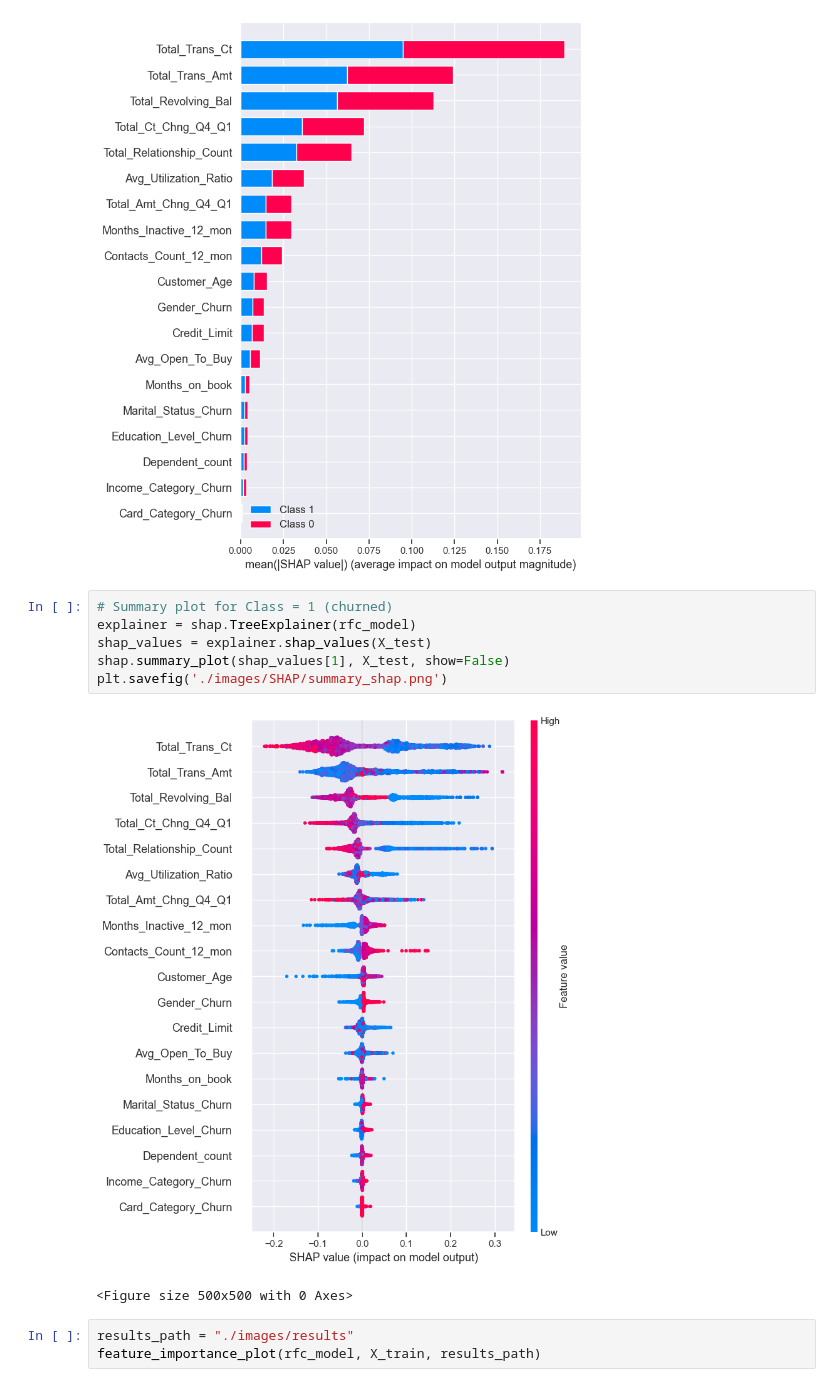
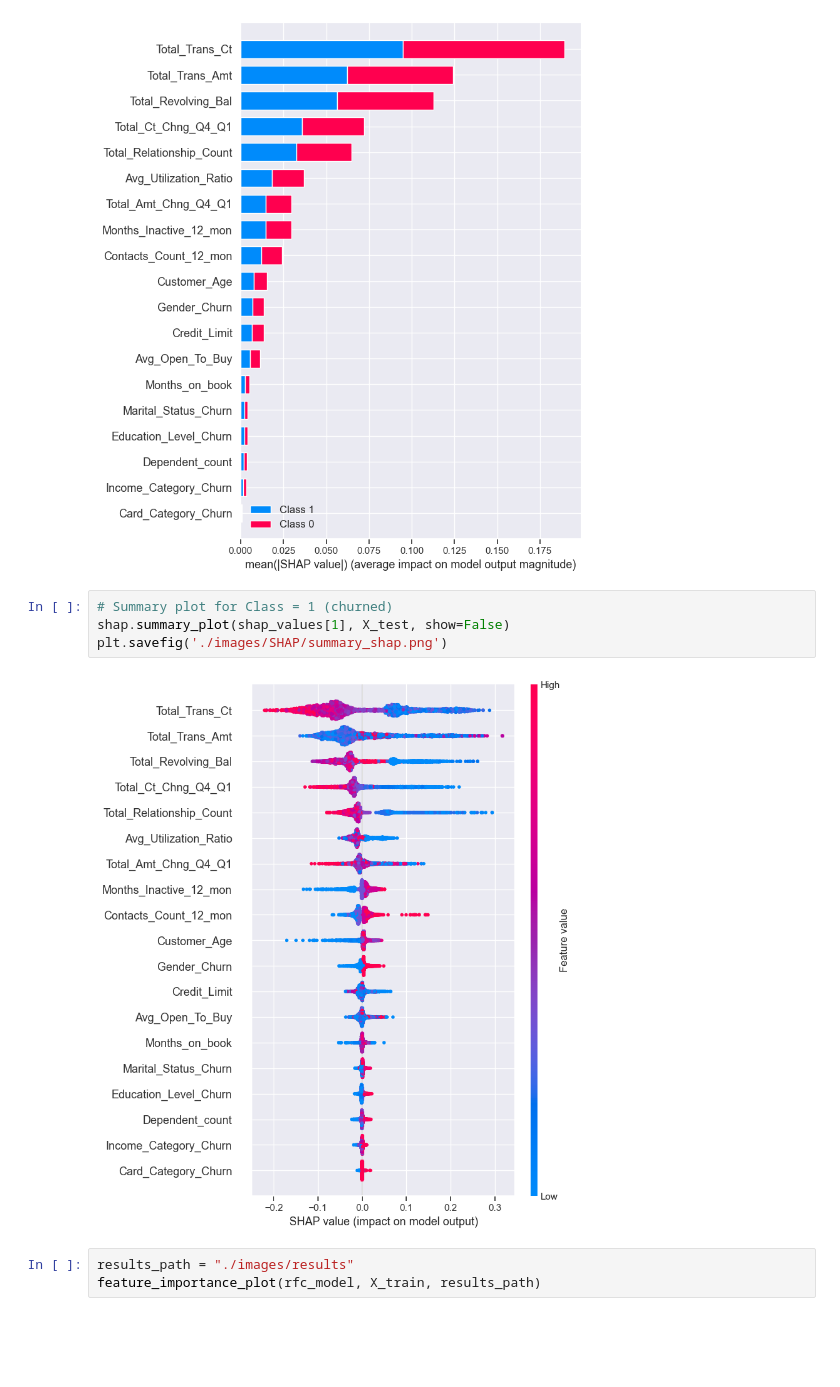
Before and after one commit to LaurentVeyssier/Udacity-Predict-Customer-Churn-with-Clean-Code, a Jupyter notebook: churn_notebook.ipynb, the cells around one changed output. Saved outputs shown, nothing was run; the diff lists cells and outputs as text; blank space fills up the shorter version.

```diff
--- a/churn_notebook.ipynb
+++ b/churn_notebook.ipynb
@@ -170,13 +169,10 @@ plt.savefig('./images/SHAP/SHAP.png')
 [figure]
 # %%
 # Summary plot for Class = 1 (churned)
-explainer = shap.TreeExplainer(rfc_model)
-shap_values = explainer.shap_values(X_test)
 shap.summary_plot(shap_values[1], X_test, show=False)
 plt.savefig('./images/SHAP/summary_shap.png')
 # %% [output]
-[figure, old version]
+[figure, new version]
-<Figure size 500x500 with 0 Axes>
 # %%
 results_path = "./images/results"
 feature_importance_plot(rfc_model, X_train, results_path)
```
Also changed, not shown: parts of 1 cell of this notebook, 6 other files.
